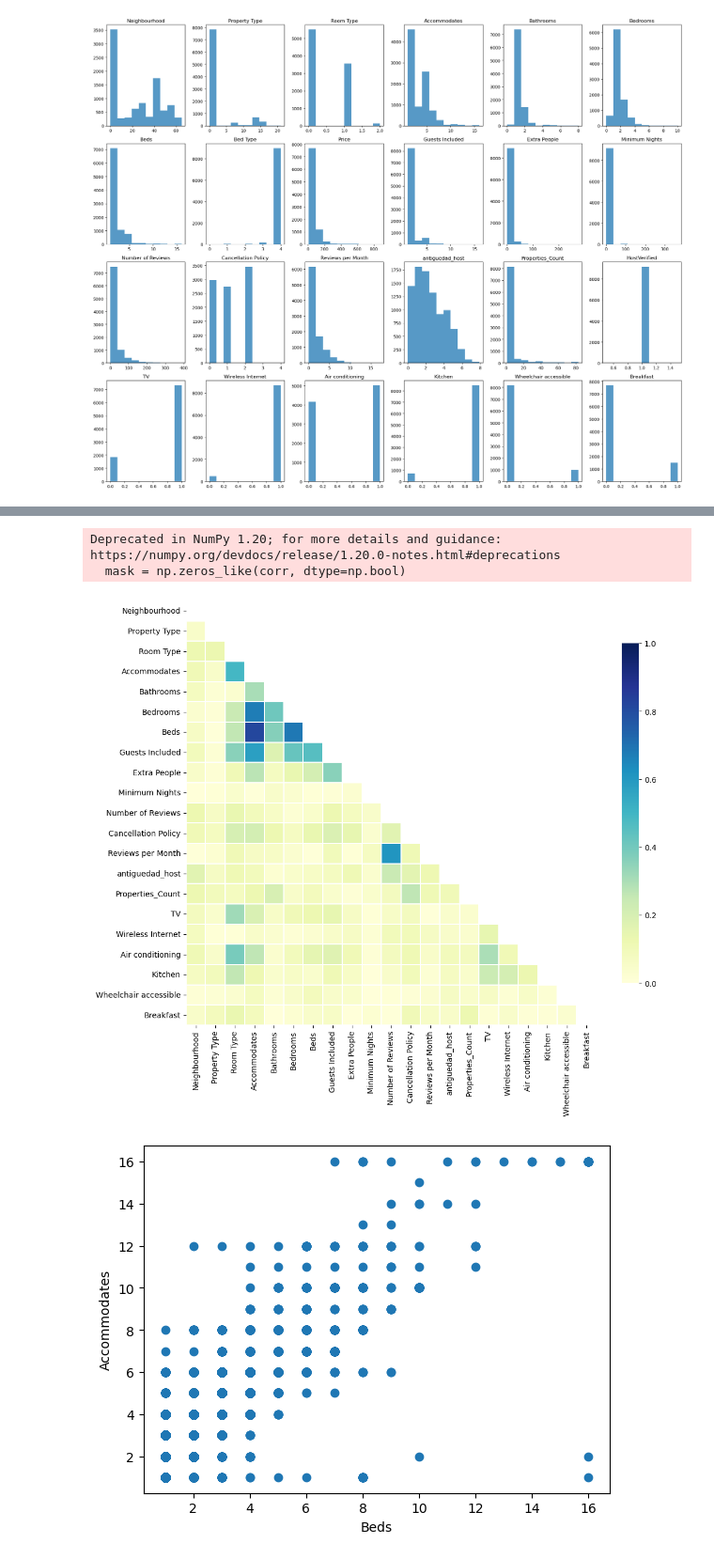
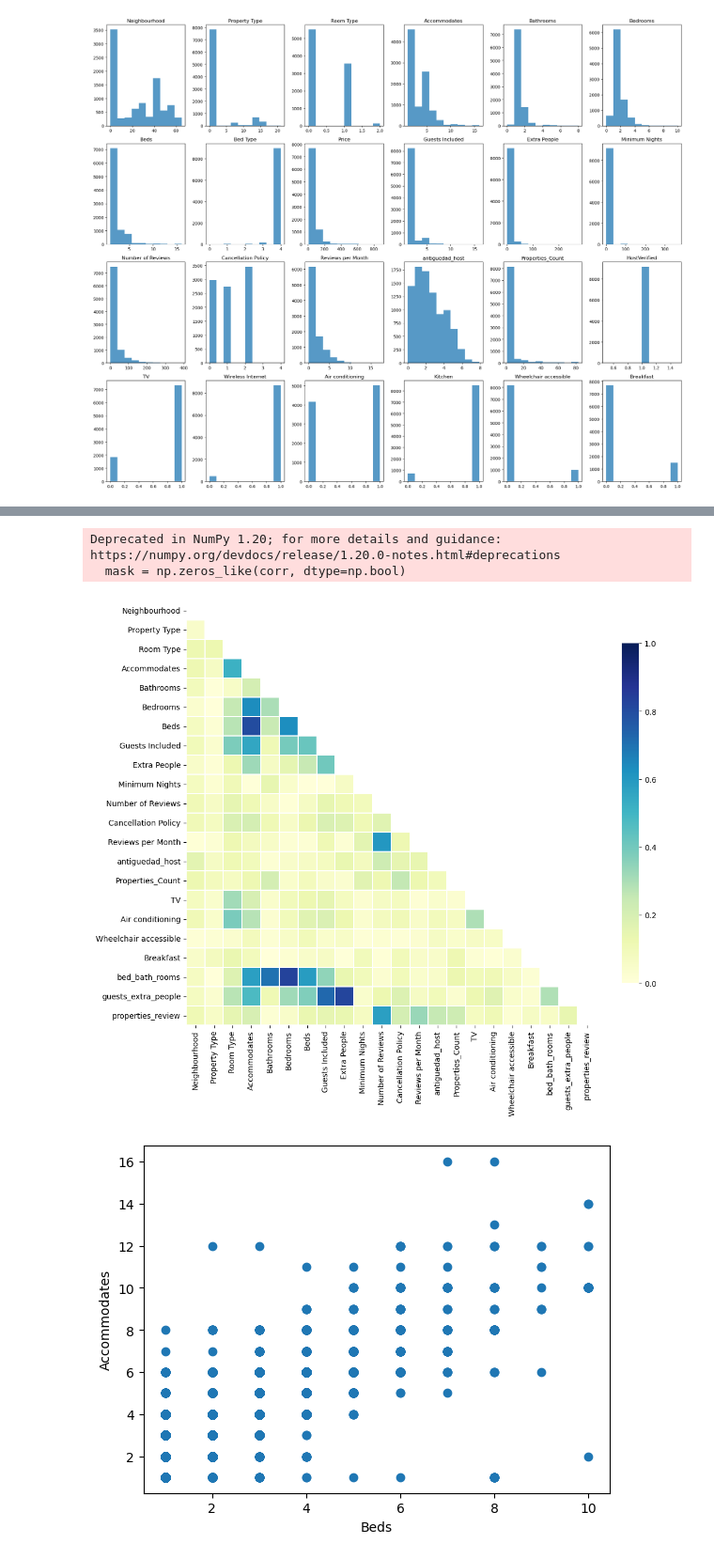
Before and after one commit to Alexsaez1990/practica_MachineLearning_enProceso, a Jupyter notebook: Práctica.ipynb, the cells around one changed output, grey strips where cells are left out. Shown at 94% size. Drawn from its saved outputs; the diff is of its cells as text; code cells hidden in the pictures.

```diff
--- a/Práctica.ipynb
+++ b/Práctica.ipynb
@@ -571,11 +576,24 @@ plt.show()
 # %% [output]
 [figure]
 # %%
+print('Bed Type')
 print(df['Bed Type'].value_counts())  # Parece que casi todas las camas son del mismo tipo. Puede que no sea interesante
+print('Guests Included')
 print(df['Guests Included'].value_counts())
+print('Extra People')
 print(df['Extra People'].value_counts())
+print('Minimum Nights')
 print(df['Minimum Nights'].value_counts())
+print('HostVerified')
 print(df['HostVerified'].value_counts()) # Todos los valores son 1, así que tampoco aporta.
-
-df.drop(['Bed Type', 'HostVerified'], axis = 1, inplace = True)
+print('Wireless Internet')
+print(df['Wireless Internet'].value_counts()) # Prácticamente todos tiene Wifi, así que no la incluiremos
+print('Kitchen')
+print(df['Kitchen'].value_counts()) # Cerca del 95% tienen derecho a cocina, la excluiremos también
+print('Wheelchair accessible')
+print(df['Wheelchair accessible'].value_counts())
+print('Breakfast')
+print(df['Breakfast'].value_counts())
+print('Number of Reviews')
+print(df['Number of Reviews'].value_counts())
 # %% [output]
@@ -598,0 +617,8 @@ Name: HostVerified, dtype: int64
+# %%
+df.drop(['Bed Type', 'HostVerified', 'Wireless Internet', 'Kitchen'], axis = 1, inplace = True)
+# %%
+# Revisando los histogramas y value_counts, parece que podríamos generar algunas nuevas varibles que pueden tener relación
+
+df['bed_bath_rooms']   = df['Bedrooms']*df['Bathrooms']
+df['guests_extra_people']   = df['Guests Included']*df['Extra People']
+df['properties_review']   = df['Properties_Count']*df['Number of Reviews']
@@ -598,0 +769,5 @@ Name: HostVerified, dtype: int64
+# %%
+df= df[(df['Beds'] <= 10) & (df['Extra People'] <= 50) & (df['Minimum Nights'] <= 15) &
+                 (df['Number of Reviews'] <= 200) & (df['Reviews per Month'] <= 9) & (df['bed_bath_rooms'] <= 12) &
+                 (df['guests_extra_people'] <= 150) & (df['properties_review'] <= 1200) & (df['Price'] <= 250)]
+df.describe().T
@@ -599,6 +811,5 @@ Name: HostVerified, dtype: int64
 # %%
 # Veamos la matriz de correlación
-
 import seaborn as sns
 
 # Compute the correlation matrix
@@ -619,18 +830,18 @@ plt.show()
 # %% [output]
 Deprecated in NumPy 1.20; for more details and guidance: https://numpy.org/devdocs/release/1.20.0-notes.html#deprecations
   mask = np.zeros_like(corr, dtype=np.bool)
-[figure, old version]
+[figure, new version]
 # %%
-# Parece que Beds y Accomodates tienen una correlación alta...
+# Parece que Beds y Accomodates tienen una correlación alta, y Beds con bed_bath_rooms, pero observemos los resultado antes...
 
 plt.scatter(df['Beds'], df['Accommodates'])
 plt.xlabel('Beds')
 plt.ylabel('Accommodates')
 plt.show()
 
 # Aunque no parece tan perfecta, considerando que es alta y que además Accommodates es dificil de entender su significado
 # en comparación a las otras, vamos a dejarla fuera de este análisis
 
-df.drop(['Accommodates'], axis = 1, inplace = True)
+#df.drop(['Accommodates'], axis = 1, inplace = True)
 # %% [output]
-[figure, old version]
+[figure, new version]
```
Also changed, not shown: parts of 40 cells of this notebook.
